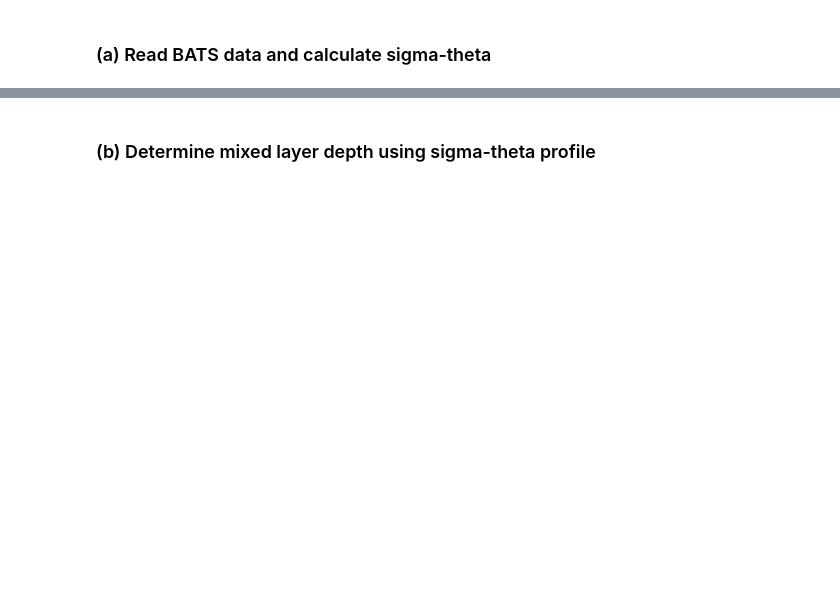
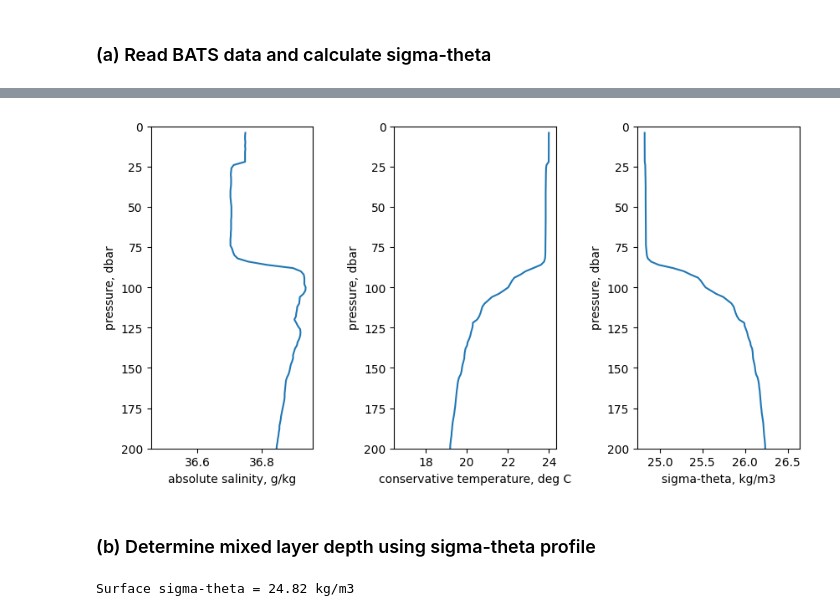
Before and after one commit to takaito1/EAS6305_F24, a Jupyter notebook: week2/calc_MLD.ipynb, the cells around one changed output, grey strips where cells are left out. Cells and saved outputs as stored; diff of their text form; code cells hidden in the pictures; blank space fills up the shorter version.

```diff
--- a/week2/calc_MLD.ipynb
+++ b/week2/calc_MLD.ipynb
@@ -65,11 +113,20 @@ plt.show()
 # %%
 # extract a specific parameter from specific cast / cruise
-new_df = df.loc[(df.Cruise_num==10387)&(df.Cast==1)]
+new_df = df.loc[(df.Cruise_num==10387)&(df.Cast==20)]
 T = new_df['Temperature'].to_numpy()
+QF_T = new_df['QF_Temperature'].to_numpy()
 S = new_df['Salinity'].to_numpy()
+QF_S = new_df['QF_Salinity'].to_numpy()
 P = new_df['Pressure'].to_numpy()
-lon = new_df['Longitude_deployed'].to_numpy()
-lat = new_df['Latitude_deployed'].to_numpy()
+QF_P = new_df['QF_Pressure'].to_numpy()
+lon = new_df['Longitude_recovered'].to_numpy()
+lat = new_df['Latitude_recovered'].to_numpy()
+#
+# Apply QF check
+# Quality control flag for depth; Parameter quality flags defined as 1= unverified, 2= verified acceptable, 3= questionable, 4= bad, 9= no data
+T = np.where(QF_T==2,T,np.nan)
+S = np.where(QF_S==2,S,np.nan)
+P = np.where(QF_P==2,P,np.nan)
 # %%
 # Step 2 calculate sigma-theta
 sa = gsw.SA_from_SP(S,P,lon,lat) # calculate absolute salinity
@@ -79,30 +136,34 @@ sigma0 = gsw.sigma0(sa,ct) # calculate sigma-theta
 # %%
 # plot
 fig=plt.figure(figsize=(10,5))
 ax=fig.subplots(1,3)
 plt.subplots_adjust(wspace=0.5)
 #
 ax[2].plot(sigma0,P,label='sigma-theta')
 ax[2].set_xlabel('sigma-theta, kg/m3')
 ax[2].set_ylabel('pressure, dbar')
-ax[2].set_ylim(1200,0)
+ax[2].set_ylim(200,0)
 #
 ax[0].plot(sa,P,label='SA')
 ax[0].set_xlabel('absolute salinity, g/kg')
 ax[0].set_ylabel('pressure, dbar')
-ax[0].set_ylim(1200,0)
+ax[0].set_ylim(200,0)
 #
 ax[1].plot(ct,P,label='CT')
 ax[1].set_xlabel('conservative temperature, deg C')
 ax[1].set_ylabel('pressure, dbar')
-ax[1].set_ylim(1200,0)
+ax[1].set_ylim(200,0)
 plt.show()
+# %% [output]
+[figure, added]
 # %% [markdown]
 ### (b) Determine mixed layer depth using sigma-theta profile
 # %%
 # First calculate the surface value
 sig0_surf = min(sigma0)
 print(f'Surface sigma-theta = {np.round(sig0_surf,2)} kg/m3')
+# %% [output]
+Surface sigma-theta = 24.82 kg/m3
 # %%
 # Start the loop
 #
```
Also changed, not shown: parts of 8 cells of this notebook.
